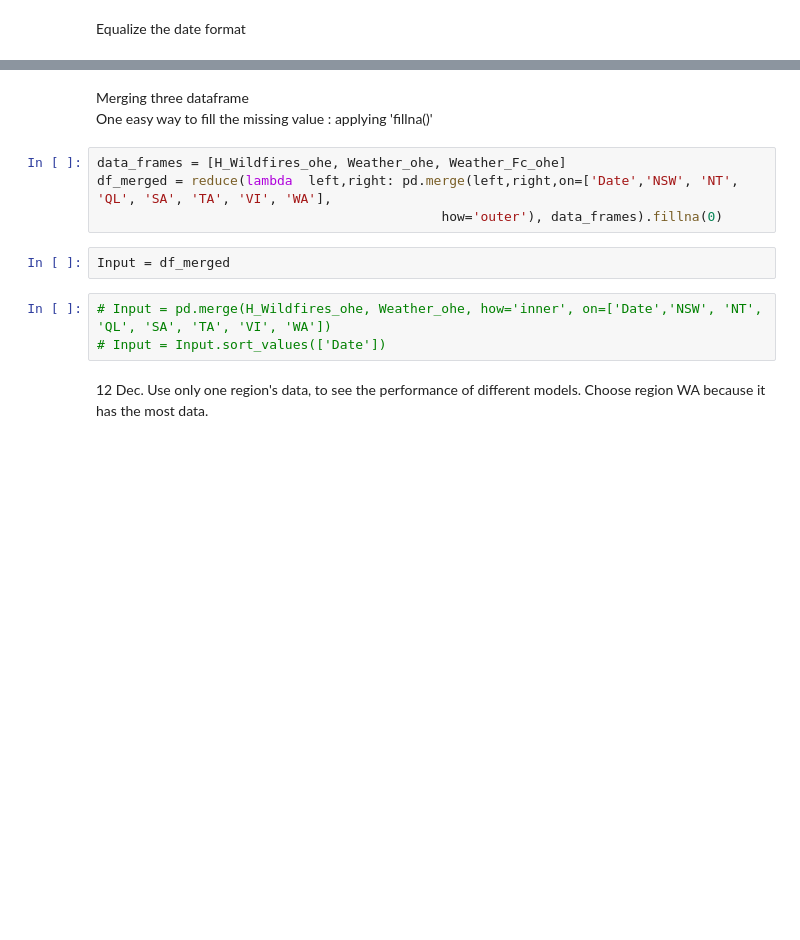
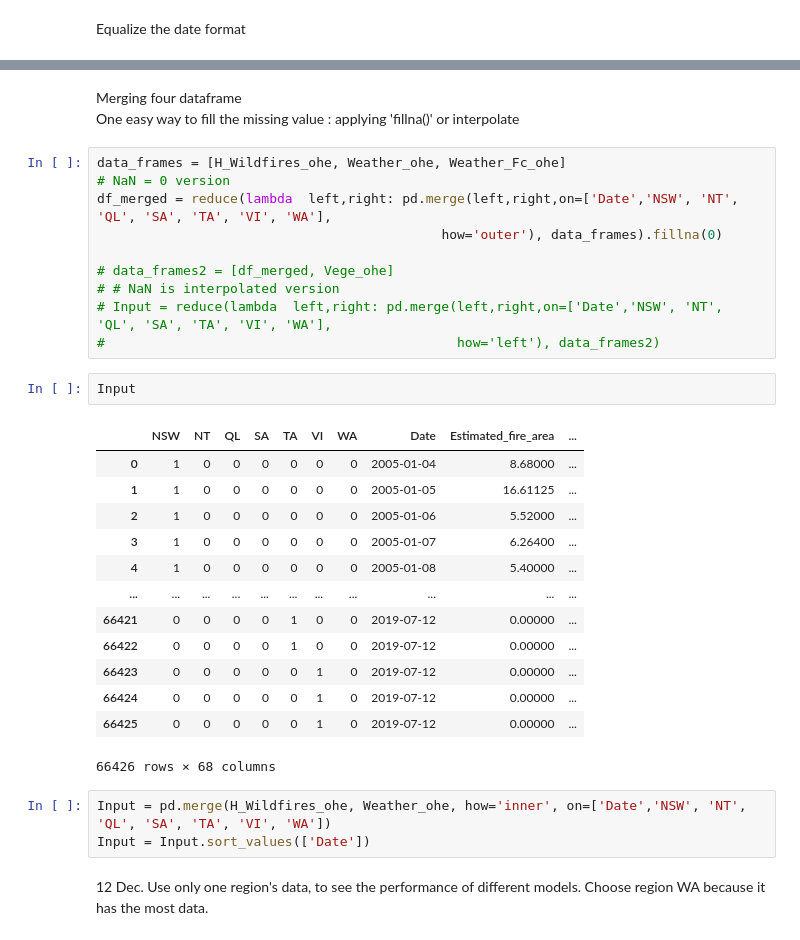
Before and after one commit to ccomkhj/Spot-Challenge-Wildfires, a Jupyter notebook: main/Build Model.ipynb, the cells around one changed output, grey strips where cells are left out. Drawn from its saved outputs; the diff is of its cells as text; blank space fills up the shorter version.

```diff
--- a/main/Build Model.ipynb
+++ b/main/Build Model.ipynb
@@ -146,15 +222,35 @@ Weather_Fc_ohe.Date=pd.to_datetime(Weather_Fc_ohe.Date)
 # %% [markdown]
-Merging three dataframe
-One easy way to fill the missing value : applying 'fillna()'
+Merging four dataframe
+One easy way to fill the missing value : applying 'fillna()' or interpolate
 # %%
 data_frames = [H_Wildfires_ohe, Weather_ohe, Weather_Fc_ohe]
+# NaN = 0 version
 df_merged = reduce(lambda  left,right: pd.merge(left,right,on=['Date','NSW', 'NT', 'QL', 'SA', 'TA', 'VI', 'WA'],
                                             how='outer'), data_frames).fillna(0)
+
+# data_frames2 = [df_merged, Vege_ohe]
+# # NaN is interpolated version
+# Input = reduce(lambda  left,right: pd.merge(left,right,on=['Date','NSW', 'NT', 'QL', 'SA', 'TA', 'VI', 'WA'],
+#                                             how='left'), data_frames2)
 # %%
-Input = df_merged
+Input
+# %% [output]
+|  | NSW | NT | QL | SA | TA | VI | WA | Date | Estimated_fire_area | ... |
+| 0 | 1 | 0 | 0 | 0 | 0 | 0 | 0 | 2005-01-04 | 8.68000 | ... |
+| 1 | 1 | 0 | 0 | 0 | 0 | 0 | 0 | 2005-01-05 | 16.61125 | ... |
+| 2 | 1 | 0 | 0 | 0 | 0 | 0 | 0 | 2005-01-06 | 5.52000 | ... |
+| 3 | 1 | 0 | 0 | 0 | 0 | 0 | 0 | 2005-01-07 | 6.26400 | ... |
+| 4 | 1 | 0 | 0 | 0 | 0 | 0 | 0 | 2005-01-08 | 5.40000 | ... |
+| ... | ... | ... | ... | ... | ... | ... | ... | ... | ... | ... |
+| 66421 | 0 | 0 | 0 | 0 | 1 | 0 | 0 | 2019-07-12 | 0.00000 | ... |
+| 66422 | 0 | 0 | 0 | 0 | 1 | 0 | 0 | 2019-07-12 | 0.00000 | ... |
+| 66423 | 0 | 0 | 0 | 0 | 0 | 1 | 0 | 2019-07-12 | 0.00000 | ... |
+| 66424 | 0 | 0 | 0 | 0 | 0 | 1 | 0 | 2019-07-12 | 0.00000 | ... |
+| 66425 | 0 | 0 | 0 | 0 | 0 | 1 | 0 | 2019-07-12 | 0.00000 | ... |
+66426 rows × 68 columns
 # %%
-# Input = pd.merge(H_Wildfires_ohe, Weather_ohe, how='inner', on=['Date','NSW', 'NT', 'QL', 'SA', 'TA', 'VI', 'WA'])
-# Input = Input.sort_values(['Date'])
+Input = pd.merge(H_Wildfires_ohe, Weather_ohe, how='inner', on=['Date','NSW', 'NT', 'QL', 'SA', 'TA', 'VI', 'WA'])
+Input = Input.sort_values(['Date'])
 # %% [markdown]
 12 Dec. Use only one region's data, to see the performance of different models. Choose region WA because it has the most data.
 # %%
```
Also changed, not shown: parts of 18 cells of this notebook.
